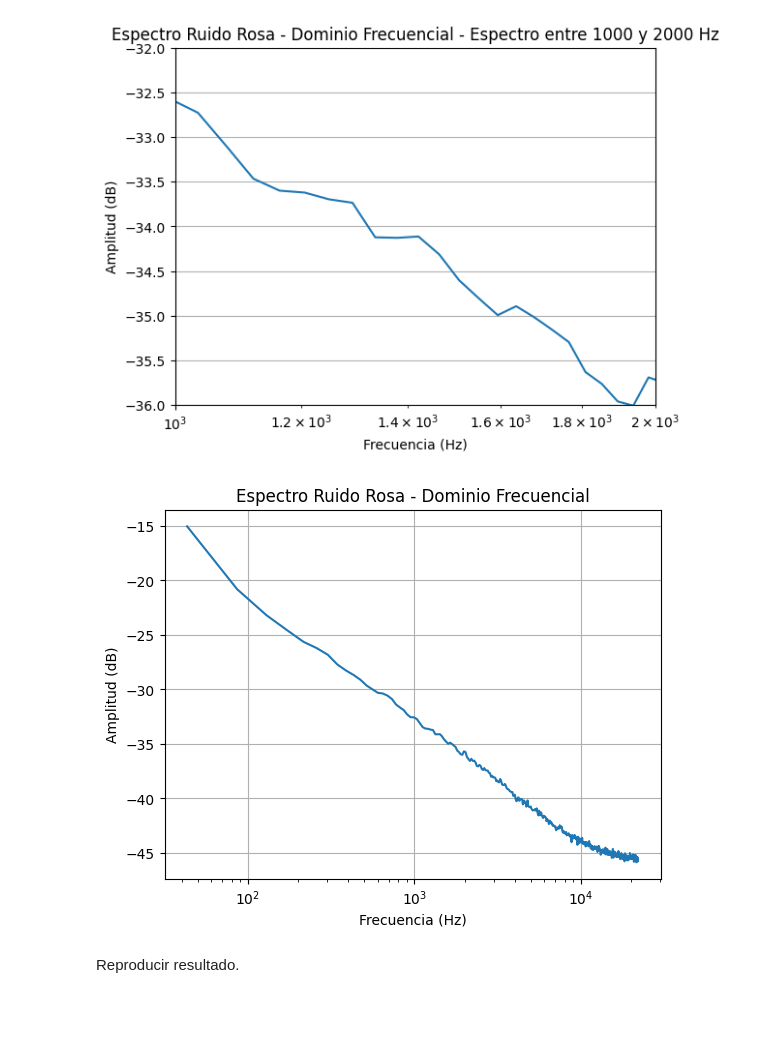
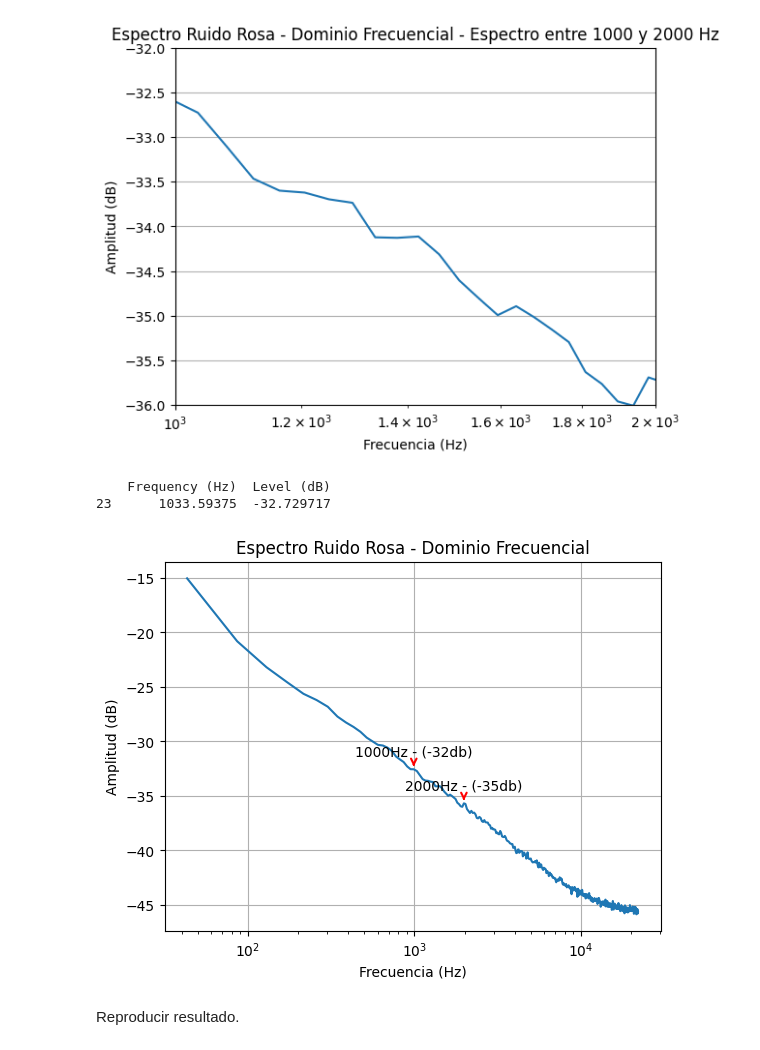
Before and after one commit to jaldreyuntref/sys, a Jupyter notebook: primer-entrega/primer_entrega.ipynb, the cells around one changed output. Cells and saved outputs as stored; diff of their text form; code cells hidden in the pictures; blank space fills up the shorter version.

```diff
--- a/primer-entrega/primer_entrega.ipynb
+++ b/primer-entrega/primer_entrega.ipynb
@@ -150,16 +150,21 @@ while True:
 [figure]
 # %%
 # OPCION NORMAL SIN COMPARACION
-df = pd.read_csv("media/espectro-ruido-rosa.txt", sep='\t', skiprows=1, header=None)
+df = pd.read_csv("media/espectro-ruido-rosa.txt", sep='\t', header=0)
 plt.plot(df.iloc[:, 0], df.iloc[:, 1])
+print(df[df['Frequency (Hz)'] == 1033.593750])
+plt.annotate("1000Hz - (-32db)", (990.527344, -32.566341), textcoords="offset points", xytext=(0, 10), ha='center', arrowprops=dict(arrowstyle="->", color='red', lw=1.5))
+plt.annotate("2000Hz - (-35db)", (1981.054688, -35.690636), textcoords="offset points", xytext=(0, 10), ha='center', arrowprops=dict(arrowstyle="->", color='red', lw=1.5))
 plt.xlabel('Frecuencia (Hz)')
 plt.ylabel('Amplitud (dB)')
 plt.xscale('log')
 plt.title('Espectro Ruido Rosa - Dominio Frecuencial')
 plt.grid(True)
 plt.show()
 # %% [output]
+    Frequency (Hz)  Level (dB)
+23      1033.59375  -32.729717
-[figure, old version]
+[figure, new version]
 # %% [markdown]
 Reproducir resultado.
 # %%
```
Also changed, not shown: parts of 2 cells of this notebook.
